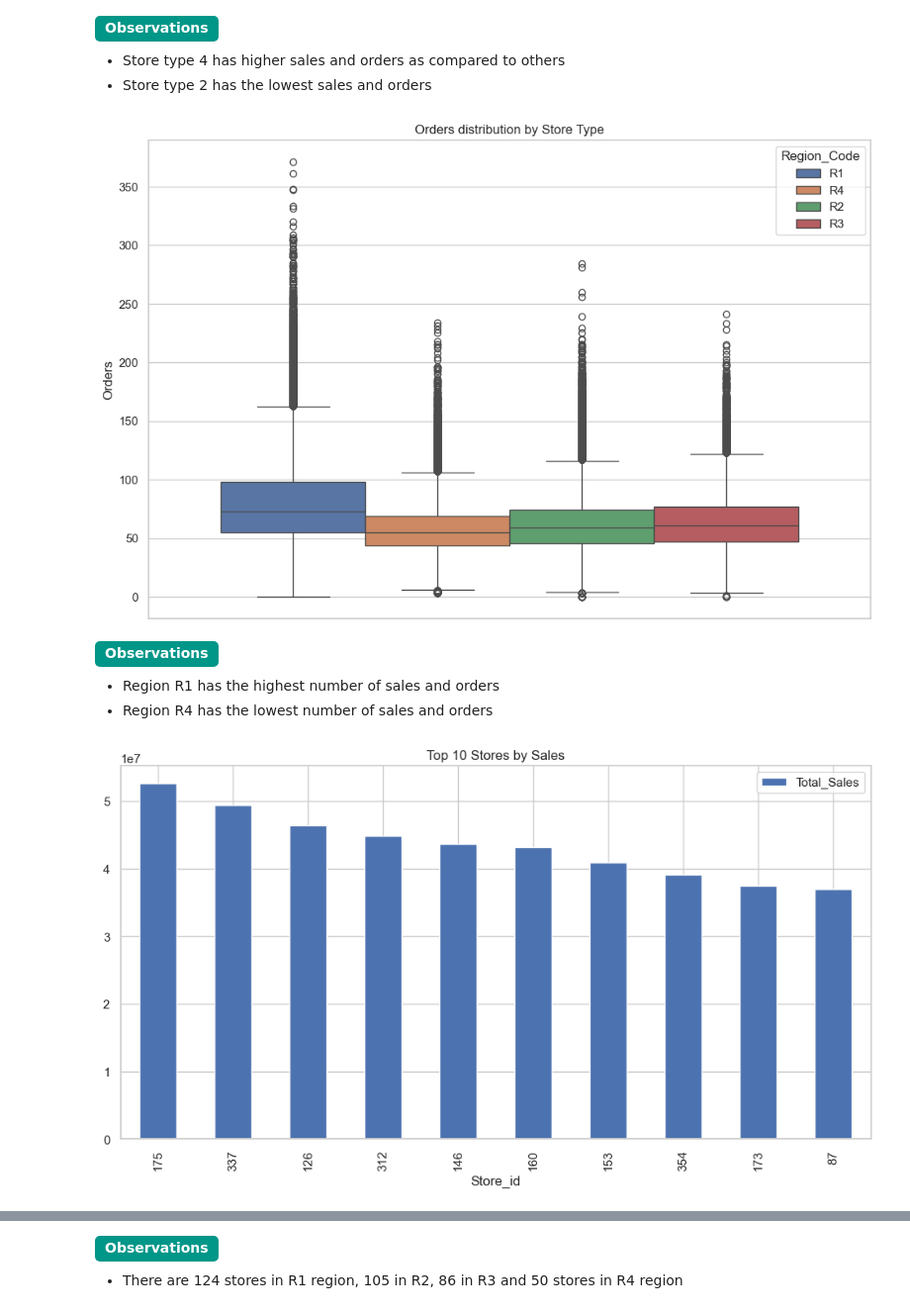
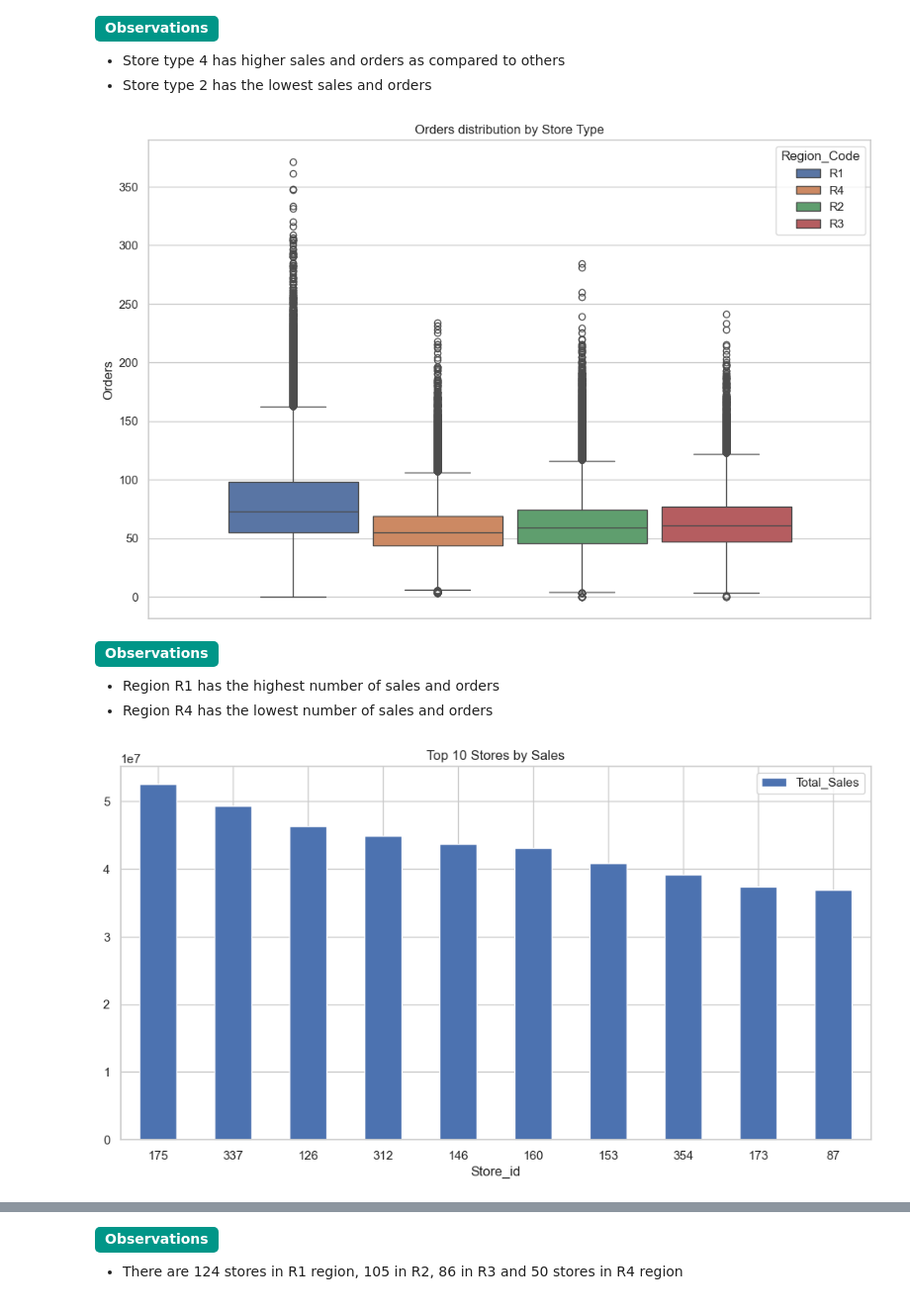
Before and after one commit to gautamnaik1994/SalesForecasting_ML_CaseStudy, a Jupyter notebook: notebooks/eda/02.EDA.ipynb, the cells around one changed output, grey strips where cells are left out. Shown at 99% size. Cells and saved outputs as stored; diff of their text form; code cells hidden in the pictures.

```diff
--- a/notebooks/eda/02.EDA.ipynb
+++ b/notebooks/eda/02.EDA.ipynb
@@ -144,10 +145,10 @@ plt.title('Orders distribution by Store Type');
 - Store type 2 has the lowest sales and orders
 # %%
 plt.figure(figsize=(12, 8))
-sns.boxplot(data=df, y='Orders',  hue='Region_Code');
+sns.boxplot(data=df, y='Orders',  hue='Region_Code', gap=0.1);
 plt.title('Orders distribution by Store Type');
 # %% [output]
-[figure, old version]
+[figure, new version]
 # %% [markdown]
 <b style='padding: 4px 10px 6px 10px;border-radius: 5px;background: #009688;color: #fff;display: inline-block;'>Observations</b>
 - Region R1 has the highest number of sales and orders
@@ -155,9 +156,9 @@ plt.title('Orders distribution by Store Type');
 # %%
 db.sql("""
     select Store_id, round(sum(Sales),0) as Total_Sales, sum(Orders) as Total_Orders from df group by Store_id order by Total_Sales desc limit 10
-""").df().plot(kind='bar', x='Store_id', y='Total_Sales', figsize=(12, 6), title='Top 10 Stores by Sales');
+""").df().plot(kind='bar', x='Store_id', y='Total_Sales', figsize=(12, 6), title='Top 10 Stores by Sales', rot=0);
 # %% [output]
-[figure, old version]
+[figure, new version]
 # %%
 _=db.sql("""
        select
```
Also changed, not shown: parts of 16 cells of this notebook, 5 other files.
